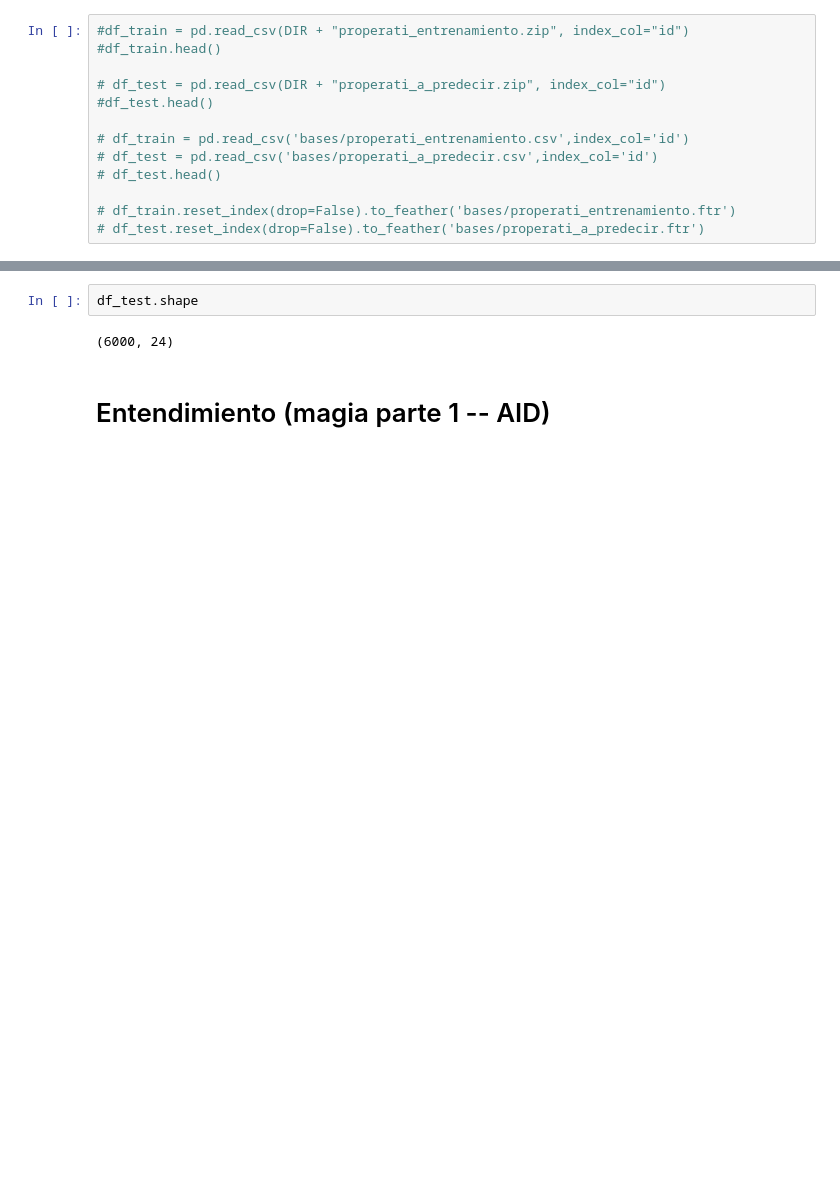
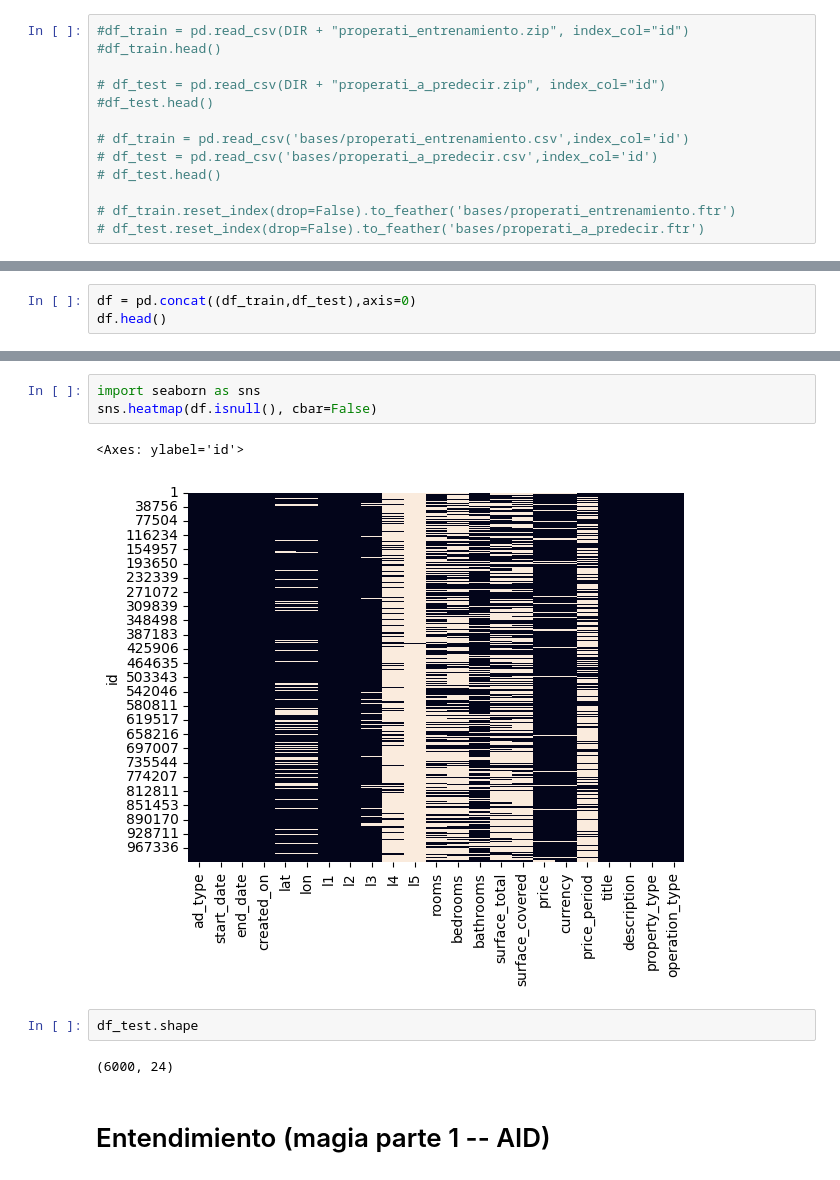
Before and after one commit to josesg998/competencia_properati, a Jupyter notebook: TP_Individual.ipynb, the cells around one changed output, grey strips where cells are left out. Drawn from its saved outputs; the diff is of its cells as text; blank space fills up the shorter version.

```diff
--- a/TP_Individual.ipynb
+++ b/TP_Individual.ipynb
@@ -46,3 +46,6 @@ df_train.head(3)
 | 2 | Propiedad | 2019-07-07 | 9999-12-31 | 2019-07-07 | -64.184812 | -31.421307 | Argentina | Córdoba | Córdoba | None | ... |
 | 3 | Propiedad | 2019-07-07 | 2019-07-09 | 2019-07-07 | -57.965880 | -34.902568 | Argentina | Bs.As. G.B.A. Zona Sur | La Plata | La Plata | ... |
 3 rows × 24 columns
+# %%
+df = pd.concat((df_train,df_test),axis=0)
+df.head()
@@ -49,3 +61,9 @@ df_train.head(3)
+# %%
+import seaborn as sns
+sns.heatmap(df.isnull(), cbar=False)
+# %% [output]
+<Axes: ylabel='id'>
+[figure, added]
 # %%
 df_test.shape
 # %% [output]
```
Also changed, not shown: parts of 13 cells of this notebook.
